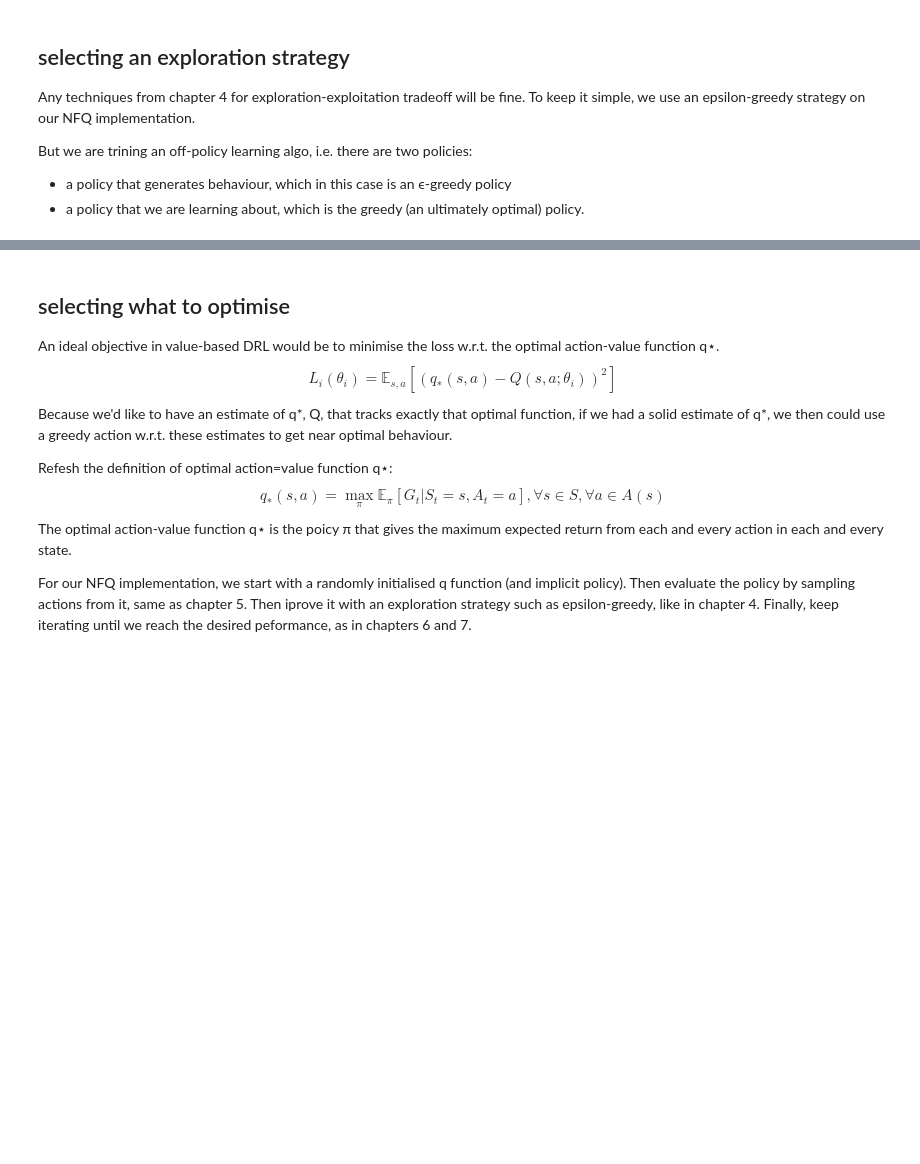
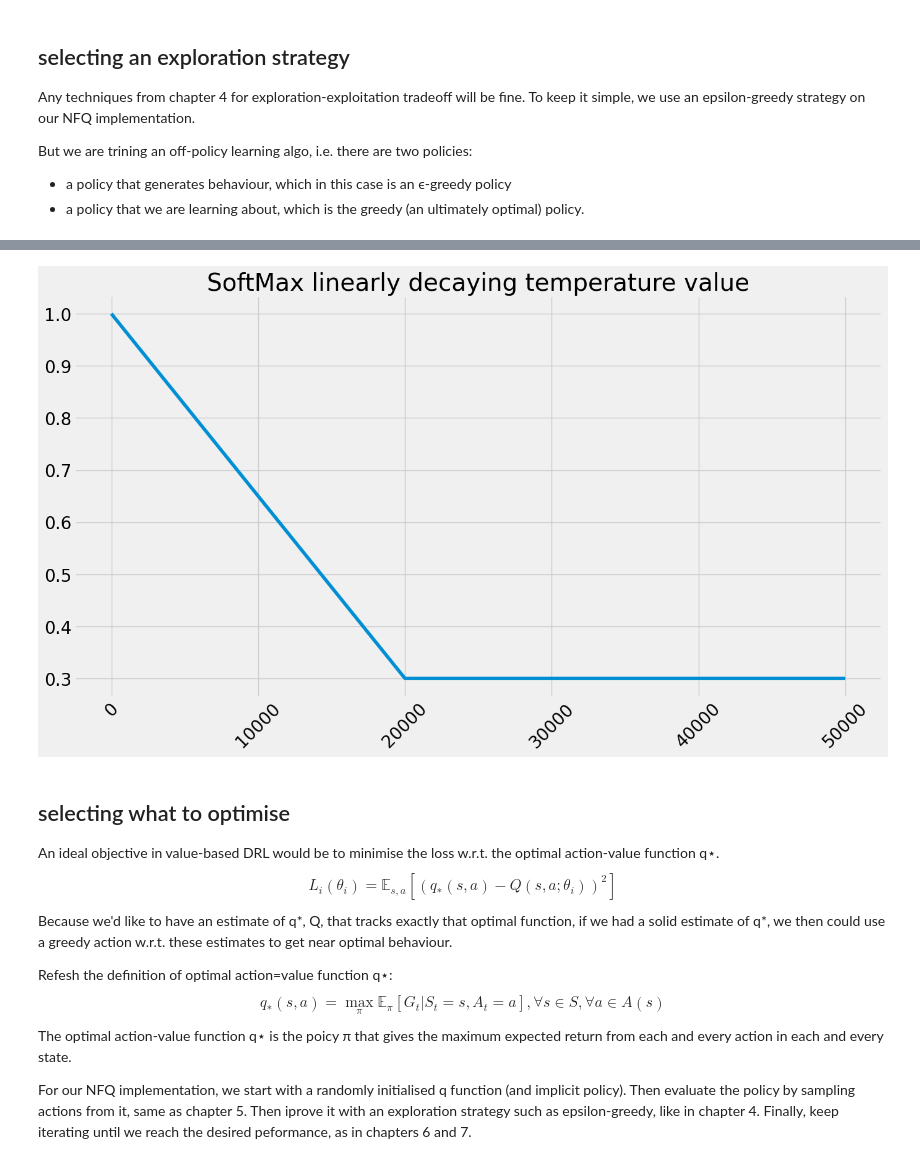
Before and after one commit to romenlaw/RL-playground, a Jupyter notebook: rl_playground4.ipynb, the cells around one changed output, grey strips where cells are left out. Cells and saved outputs as stored; diff of their text form; code cells hidden in the pictures; blank space fills up the shorter version.

```diff
--- a/rl_playground4.ipynb
+++ b/rl_playground4.ipynb
@@ -251,3 +334,43 @@ class EGreedyStrategy():
+# %%
+class SoftMaxStrategy():
+  def __init__(self, init_temp=1.0, min_temp=0.3, exploration_ratio=0.8, max_steps=25000):
+    self.t = 0
+    self.init_temp = init_temp
+    self.exploration_ratio = exploration_ratio
+    self.min_temp = min_temp
+    self.max_steps = max_steps
+    self.exploratory_action_taken = None
+
+  def _update_temp(self):
+    temp = 1 - self.t / (self.max_steps * self.exploration_ratio)
+    temp = (self.init_temp - self.min_temp) * temp + self.min_temp
+    temp = np.clip(temp, self.min_temp, self.init_temp)
+    self.t += 1
+    return temp
+
+  def select_action(self, model, state):
+    self.exploratory_action_taken = False
+    temp = self._update_temp()
+
+    with torch.no_grad():
+      q_values = model(state).cpu().detach().data.numpy().squeeze()
+      scaled_qs = q_values / temp
+      norm_qs = scaled_qs - scaled_qs.max()
+      e = np.exp(norm_qs)
+      probs = e / np.sum(e)
+      assert np.isClose(probs.sum(), 1.0)
+
+    action = np.random.coice(np.arange(len(probs)), size=1, p=probs)[0]
+    self.exploratory_action_taken = action != np.argmax(q_values)
+    return action
+# %%
+s = SoftMaxStrategy()
+plt.plot([s._update_temp() for _ in range(50000)])
+plt.title('SoftMax linearly decaying temperature value')
+plt.xticks(rotation=45)
+plt.show()
+# %% [output]
+[figure, added]
 # %% [markdown]
 ## selecting what to optimise
 An ideal objective in value-based DRL would be to minimise the loss w.r.t. the optimal action-value function q⋆.
```
Also changed, not shown: parts of 12 cells of this notebook.
